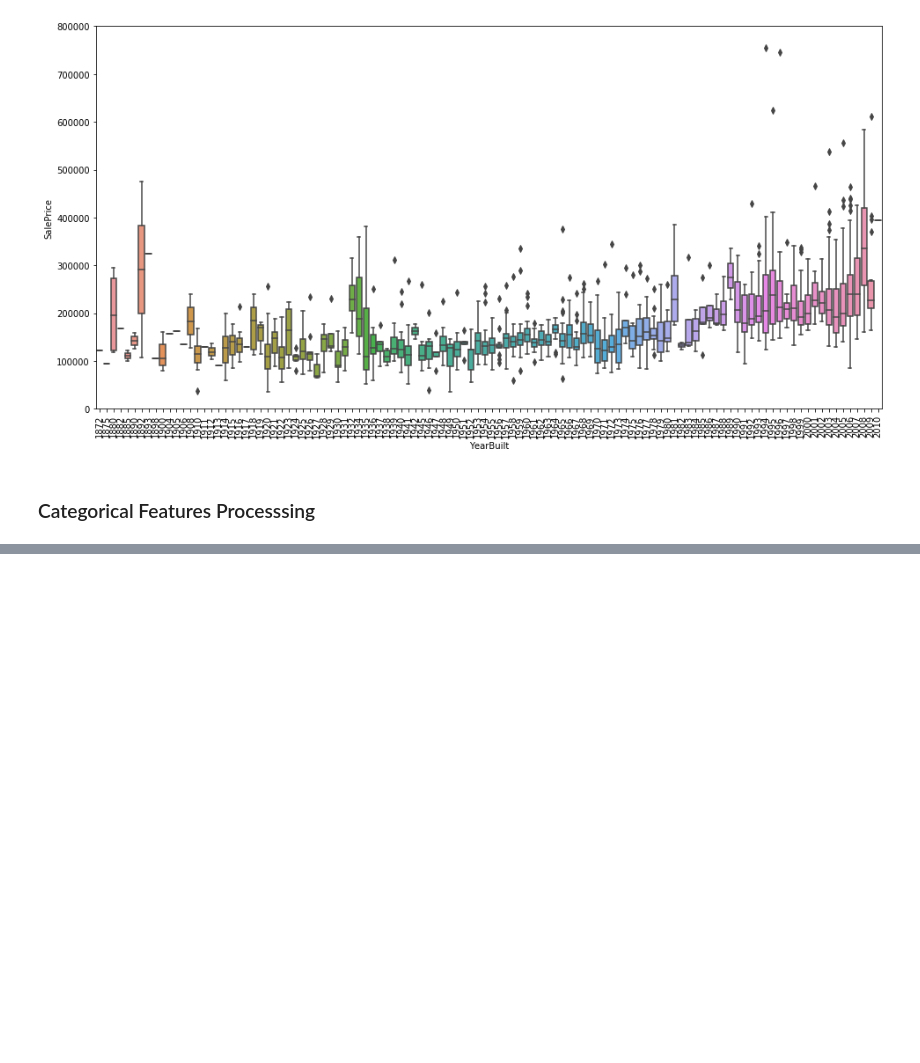
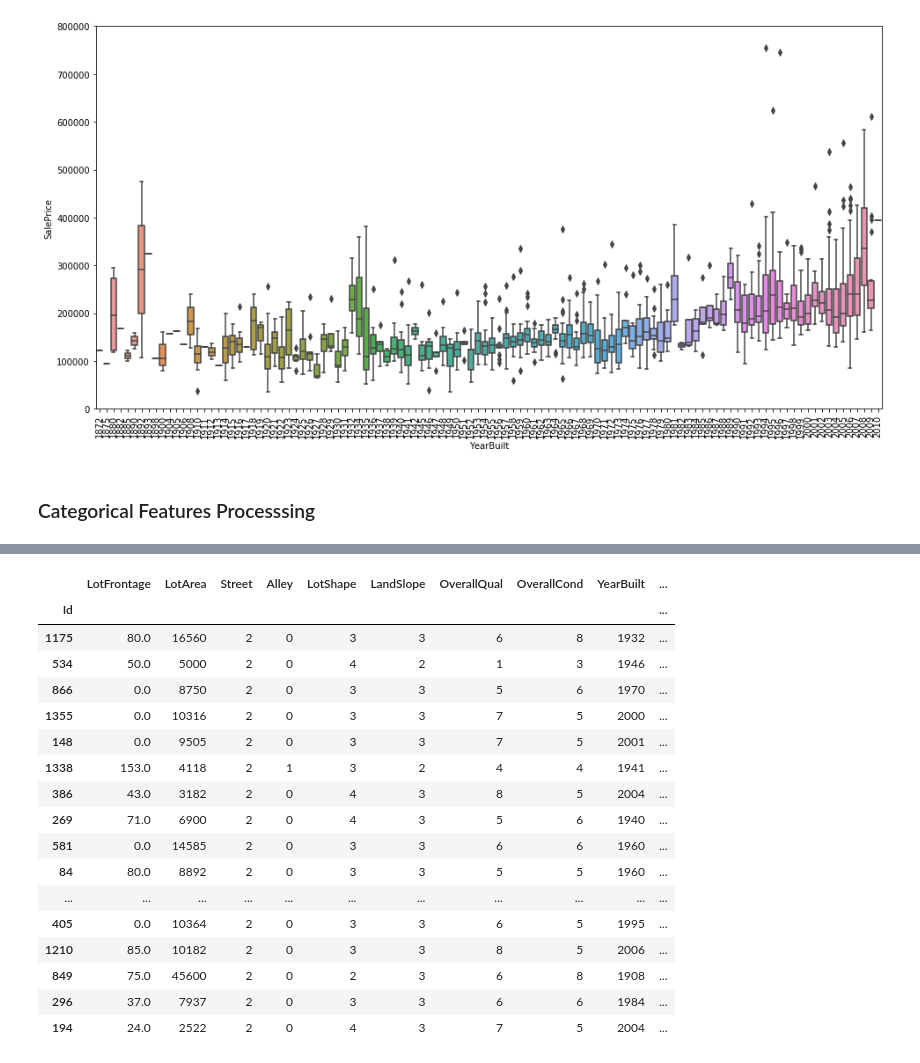
Before and after one commit to miazhx/Kaggle-House-Prices, a Jupyter notebook: Mia/Data Exploration.ipynb, the cells around one changed output, grey strips where cells are left out. Saved outputs shown, nothing was run; the diff lists cells and outputs as text; code cells hidden in the pictures; blank space fills up the shorter version.

```diff
--- a/Mia/Data Exploration.ipynb
+++ b/Mia/Data Exploration.ipynb
@@ -394,3 +429,27 @@ fig.axis(ymin=0, ymax=800000);
+# %%
+ #Encode some categorical features as ordered numbers when there is information in the order.
+df_clean = df_clean.replace({"Alley" : {"None":0,"Grvl" : 1, "Pave" : 2},
+                   "BsmtCond" : {"None" : 0, "Po" : 1, "Fa" : 2, "TA" : 3, "Gd" : 4, "Ex" : 5},
+                   "BsmtExposure" : {"None" : 0,"No":1, "Mn" : 2, "Av": 3, "Gd" : 4},
+                   "BsmtFinType1" : {"None" : 0, "Unf" : 1, "LwQ": 2, "Rec" : 3, "BLQ" : 4,
+                                     "ALQ" : 5, "GLQ" : 6},
+                   "BsmtFinType2" : {"None" : 0, "Unf" : 1, "LwQ": 2, "Rec" : 3, "BLQ" : 4,
+                                     "ALQ" : 5, "GLQ" : 6},
+                   "BsmtQual" : {"None" : 0, "Po" : 1, "Fa" : 2, "TA": 3, "Gd" : 4, "Ex" : 5},
+                   "ExterCond" : {"Po" : 1, "Fa" : 2, "TA": 3, "Gd": 4, "Ex" : 5},
+                   "ExterQual" : {"Po" : 1, "Fa" : 2, "TA": 3, "Gd": 4, "Ex" : 5},
+                   "FireplaceQu" : {"None" : 0, "Po" : 1, "Fa" : 2, "TA" : 3, "Gd" : 4, "Ex" : 5},
+                   "Functional" : {"Sal" : 1, "Sev" : 2, "Maj2" : 3, "Maj1" : 4, "Mod": 5,
+                                   "Min2" : 6, "Min1" : 7, "Typ" : 8},
+                   "GarageCond" : {"None" : 0, "Po" : 1, "Fa" : 2, "TA" : 3, "Gd" : 4, "Ex" : 5},
+                   "GarageQual" : {"None" : 0, "Po" : 1, "Fa" : 2, "TA" : 3, "Gd" : 4, "Ex" : 5},
+                   "HeatingQC" : {"Po" : 1, "Fa" : 2, "TA" : 3, "Gd" : 4, "Ex" : 5},
+                   "KitchenQual" : {"Po" : 1, "Fa" : 2, "TA" : 3, "Gd" : 4, "Ex" : 5},
+                   "LandSlope" : {"Sev" : 1, "Mod" : 2, "Gtl" : 3},
+                   "LotShape" : {"IR3" : 1, "IR2" : 2, "IR1" : 3, "Reg" : 4},
+                   "PavedDrive" : {"N" : 0, "P" : 1, "Y" : 2},
+                   "PoolQC" : {"None" : 0, "Fa" : 1, "TA" : 2, "Gd" : 3, "Ex" : 4},
+                   "Street" : {"Grvl" : 1, "Pave" : 2}})
 # %%
 # MSSubClass processing - MSSubClass 20-90 contains only duplicate information with HouseStyle and YearBuilt
 # replace with 0
@@ -427,9 +486,10 @@ HouseStyle: Style of dwelling
 df_clean['MSSubClass'] = df_clean['MSSubClass'].replace(['20','30','40','45','50','60','70','75','80','85'], '0')
 
 # convert numerical to categorical
-df_clean[['MSSubClass','OverallQual','OverallCond']] = df_clean[['MSSubClass','OverallQual','OverallCond']].astype(str)
+# df_clean[['MSSubClass','OverallQual','OverallCond']] = df_clean[['MSSubClass','OverallQual','OverallCond']].astype(str)
+df_clean['MSSubClass'] = df_clean['MSSubClass'].astype(str)
 
-# ordinal encoding
+
 
 
 # ordinal_list = ['OverallQual','OverallCond','ExterCond','BsmtQual','BsmtCond','HeatingQC','KitchenQual','Functional','FireplaceQu','GarageQual','PoolQC']
@@ -452,16 +512,30 @@ df_clean[['MSSubClass','OverallQual','OverallCond']] = df_clean[['MSSubClass','O
 
 ## dummies
 df_clean = pd.get_dummies(df_clean, columns=df_clean.select_dtypes(include=['object']).columns, drop_first=True)
-
-
-# le = LabelEncoder()
-# df_clean['MSZoning']= le.fit_transform(df_clean['MSZoning'])
-# onehotencoder = OneHotEncoder()
-# onehotencoder.fit_transform(df_clean).toarray()
-# df_clean['Geography']= le.fit_transform(df_clean['Geography'])
 # %%
 # df_clean.select_dtypes(include=['object']).columns
 # %%
 # df_clean.dtypes
 # %%
 # df_clean.select_dtypes(include=['object'])
+# %%
+df_clean.sample(20)
+# %% [output]
+|  | LotFrontage | LotArea | Street | Alley | LotShape | LandSlope | OverallQual | OverallCond | YearBuilt | ... |
+| Id |  |  |  |  |  |  |  |  |  | ... |
+| 1175 | 80.0 | 16560 | 2 | 0 | 3 | 3 | 6 | 8 | 1932 | ... |
+| 534 | 50.0 | 5000 | 2 | 0 | 4 | 2 | 1 | 3 | 1946 | ... |
+| 866 | 0.0 | 8750 | 2 | 0 | 3 | 3 | 5 | 6 | 1970 | ... |
+| 1355 | 0.0 | 10316 | 2 | 0 | 3 | 3 | 7 | 5 | 2000 | ... |
+| 148 | 0.0 | 9505 | 2 | 0 | 3 | 3 | 7 | 5 | 2001 | ... |
+| 1338 | 153.0 | 4118 | 2 | 1 | 3 | 2 | 4 | 4 | 1941 | ... |
+| 386 | 43.0 | 3182 | 2 | 0 | 4 | 3 | 8 | 5 | 2004 | ... |
+| 269 | 71.0 | 6900 | 2 | 0 | 4 | 3 | 5 | 6 | 1940 | ... |
+| 581 | 0.0 | 14585 | 2 | 0 | 3 | 3 | 6 | 6 | 1960 | ... |
+| 84 | 80.0 | 8892 | 2 | 0 | 3 | 3 | 5 | 5 | 1960 | ... |
+| ... | ... | ... | ... | ... | ... | ... | ... | ... | ... | ... |
+| 405 | 0.0 | 10364 | 2 | 0 | 3 | 3 | 6 | 5 | 1995 | ... |
+| 1210 | 85.0 | 10182 | 2 | 0 | 3 | 3 | 8 | 5 | 2006 | ... |
+| 849 | 75.0 | 45600 | 2 | 0 | 2 | 3 | 6 | 8 | 1908 | ... |
+| 296 | 37.0 | 7937 | 2 | 0 | 3 | 3 | 6 | 6 | 1984 | ... |
+| 194 | 24.0 | 2522 | 2 | 0 | 4 | 3 | 7 | 5 | 2004 | ... |
```
Also changed, not shown: parts of 3 cells of this notebook, 4 other files.
